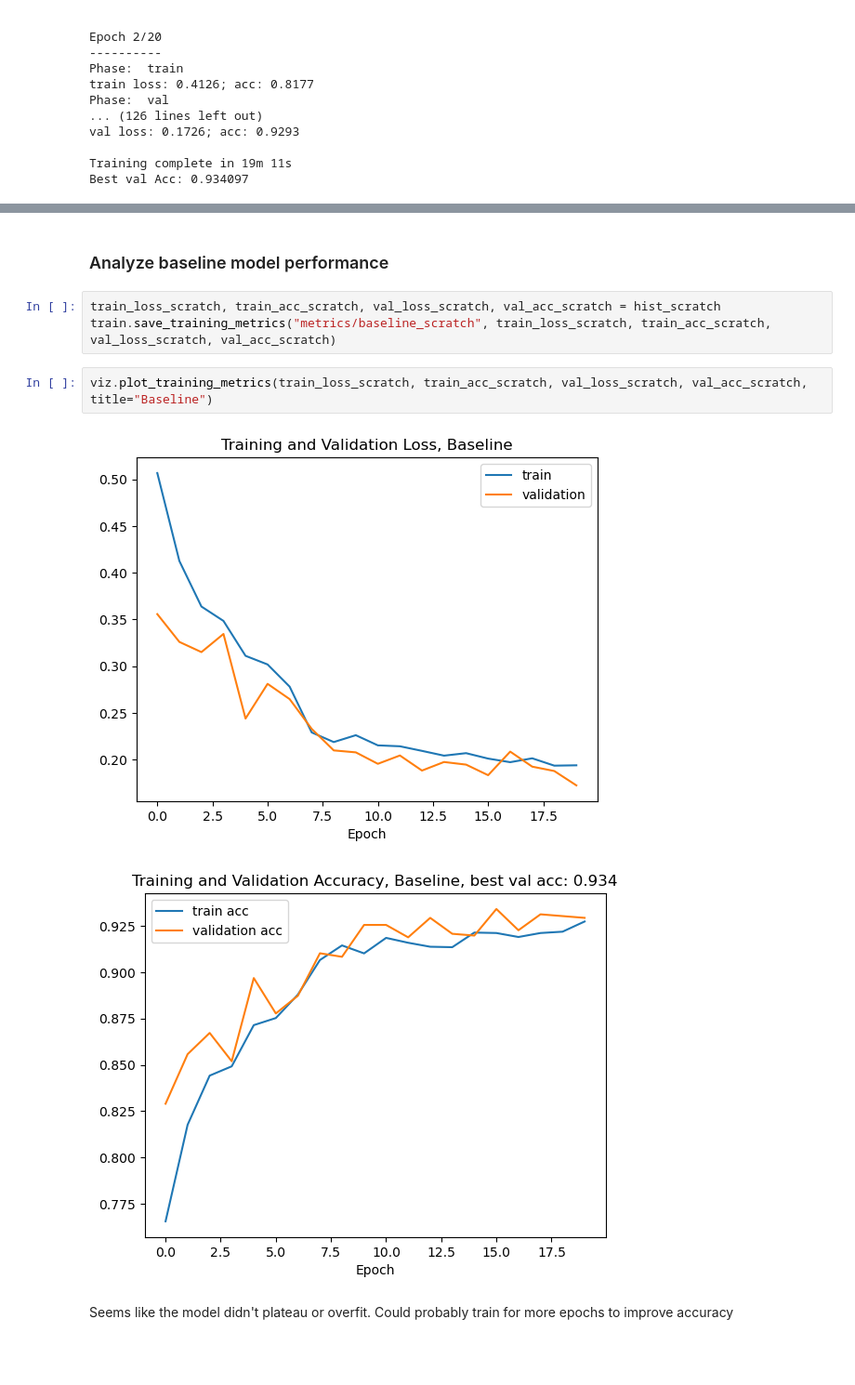
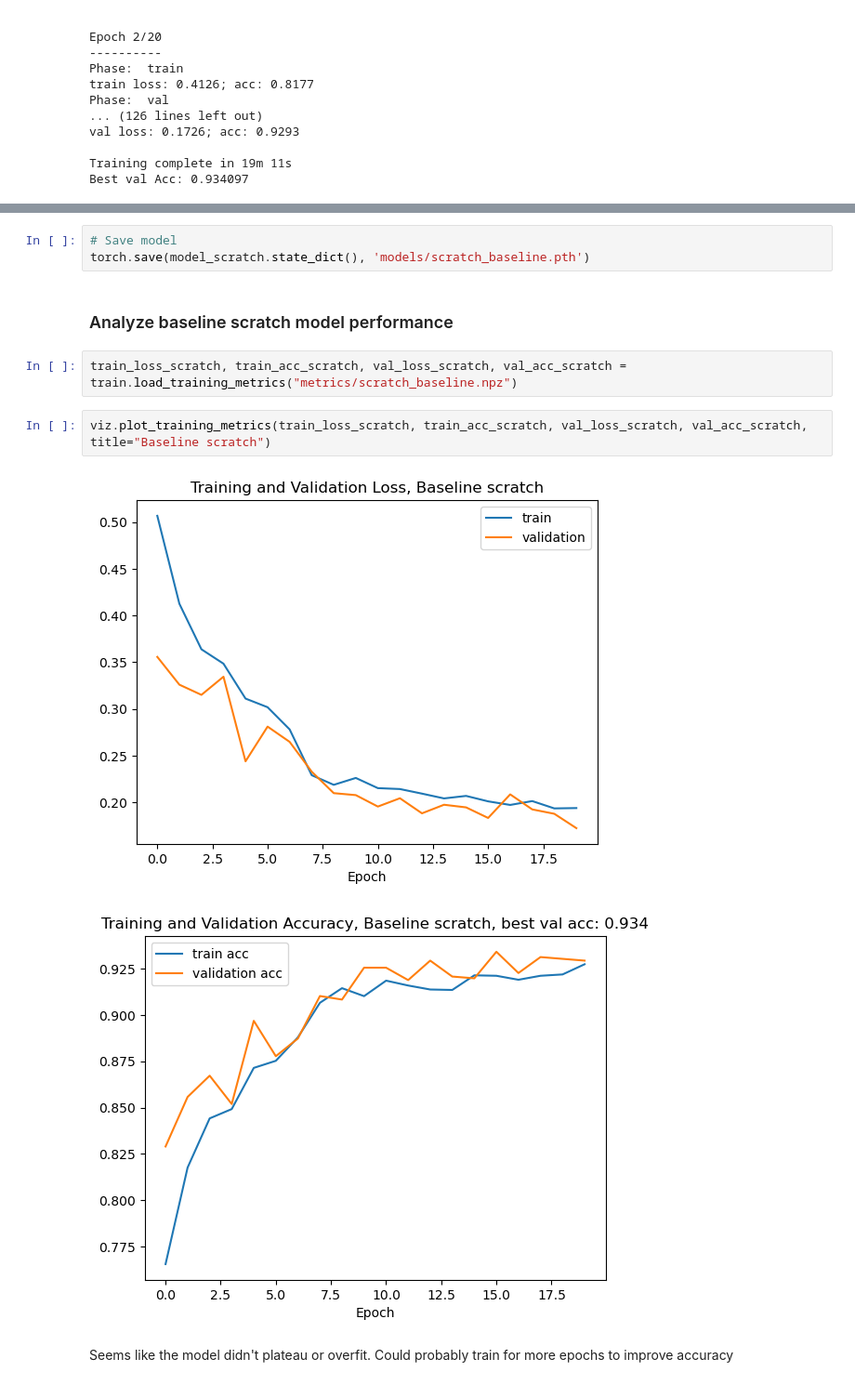
Before and after one commit to nashirj/chest-xray-classification, a Jupyter notebook: Assignment1.ipynb, the cells around one changed output, grey strips where cells are left out. Shown at 93% size. Drawn from its saved outputs; the diff is of its cells as text; blank space fills up the shorter version.

Commit message:
Update metrics and model names

```diff
--- a/Assignment1.ipynb
+++ b/Assignment1.ipynb
@@ -188,12 +205,14 @@ Best val Acc: 0.934097
+# %%
+# Save model
+torch.save(model_scratch.state_dict(), 'models/scratch_baseline.pth')
 # %% [markdown]
-### Analyze baseline model performance
+### Analyze baseline scratch model performance
-# %%
-train_loss_scratch, train_acc_scratch, val_loss_scratch, val_acc_scratch = hist_scratch
-train.save_training_metrics("metrics/baseline_scratch", train_loss_scratch, train_acc_scratch, val_loss_scratch, val_acc_scratch)
+# %%
+train_loss_scratch, train_acc_scratch, val_loss_scratch, val_acc_scratch = train.load_training_metrics("metrics/scratch_baseline.npz")
 # %%
-viz.plot_training_metrics(train_loss_scratch, train_acc_scratch, val_loss_scratch, val_acc_scratch, title="Baseline")
+viz.plot_training_metrics(train_loss_scratch, train_acc_scratch, val_loss_scratch, val_acc_scratch, title="Baseline scratch")
 # %% [output]
-[figure, old version]
+[figure, new version]
-[figure, old version]
+[figure, new version]
 # %% [markdown]
 Seems like the model didn't plateau or overfit. Could probably train for more epochs to improve accuracy
```
Also changed, not shown: parts of 41 cells of this notebook.
